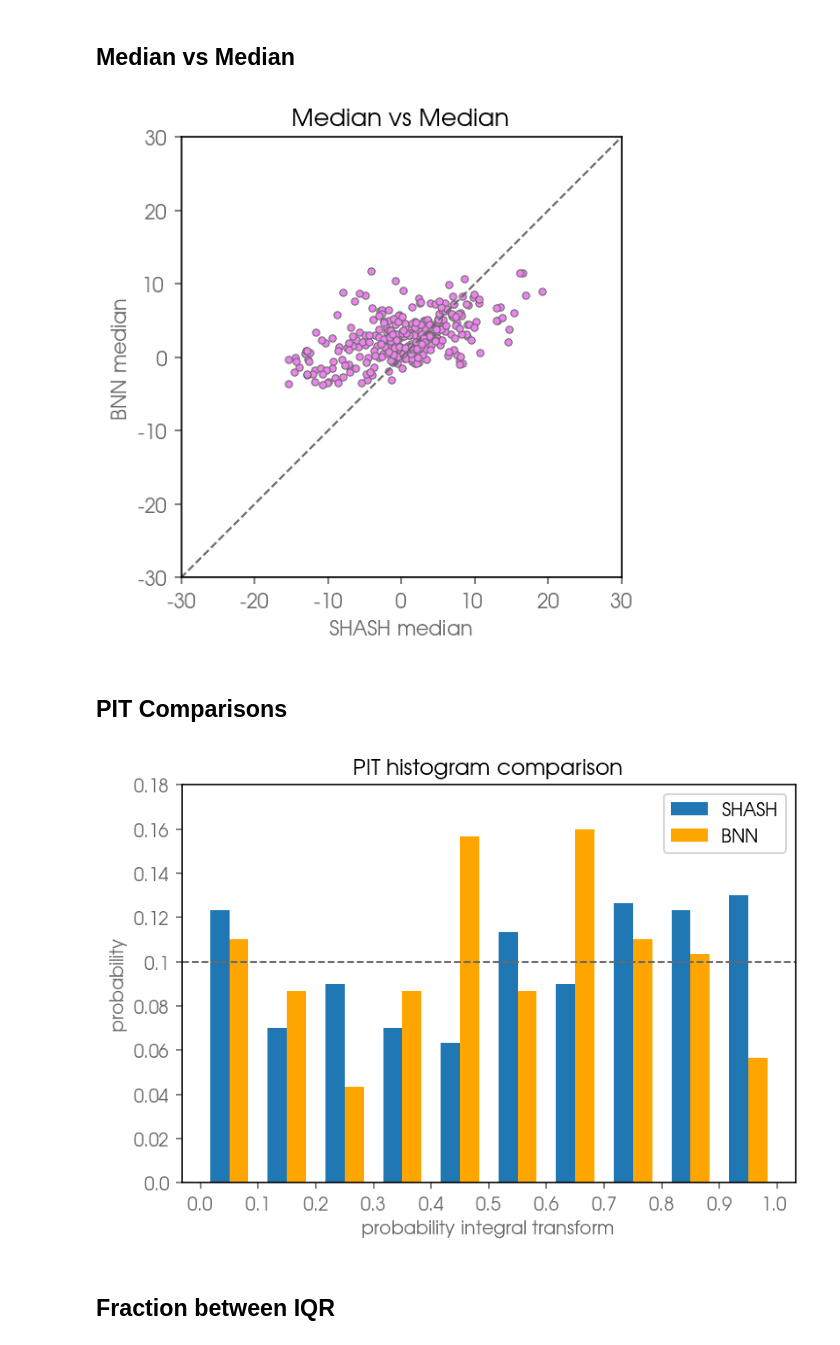
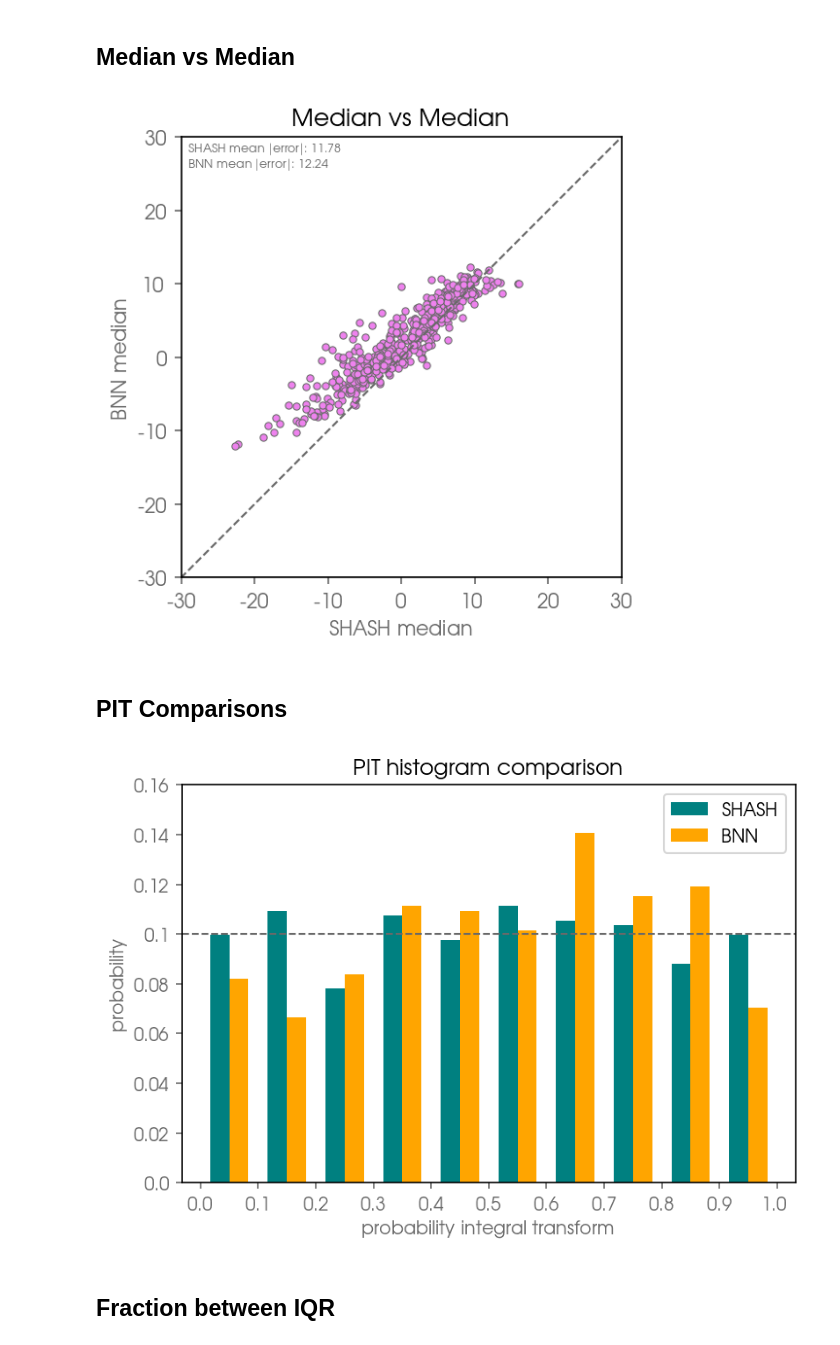
Before and after one commit to eabarnes1010/hurricane_uqcomparisons, a Jupyter notebook: analyze_models.ipynb, the cells around one changed output. Saved outputs shown, nothing was run; the diff lists cells and outputs as text; code cells hidden in the pictures.

```diff
--- a/analyze_models.ipynb
+++ b/analyze_models.ipynb
@@ -50,7 +50,12 @@ from tqdm import tqdm
 silence_tensorflow()
 # %%
 __author__ = "Randal J Barnes and Elizabeth A. Barnes"
-__version__ = "14 December 2021"
+__version__ = "15 December 2021"
+
+# EXP_NAME_LIST = ("intensity0_AL72","intensity1_AL72")
+# EXP_NAME_LIST = ("intensity2_EPCP48","intensity3_EPCP48")
+EXP_NAME_LIST = ("intensity2_EPCP48","intensity7_EPCP48")
+# EXP_NAME_LIST = ("intensity4_EPCP72","intensity5_EPCP72")
 
 DATA_PATH = "data/"
 MODEL_PATH = "saved_models/"
@@ -131,6 +138,12 @@ for i in tqdm(range(0,runs)):
     bnn_cpd[:,i] = np.reshape(model_bnn.predict(x_val),np.shape(bnn_cpd)[0])
 # %% [markdown]
 ## Plot Results
+# %%
+clr_shash = 'teal'
+clr_bnn   = 'orange'
+clr_truth = 'dimgray'
+
+dpiFig = 400
 # %%
 ### for white background...
 plt.rc('text',usetex=True)
@@ -159,32 +172,30 @@ def adjust_spines(ax, spines):
             ax.xaxis.set_ticks([])
 # %%
 # PLOT RESULTS
-sample = 121#130
+sample = 130
 bins = np.arange(-100,110,2)
 
 ax = plt.figure()
 # results for SHASH
-clr = 'tab:blue'
 plt.plot(x_incs,
          shash_cpd[sample,:],
-         color=clr,
+         color=clr_shash,
          linewidth=2,
          label='SHASH',
         )
 
 # results for BNN
-clr = 'orange'
 plt.hist(bnn_cpd[sample,:],
          bins=bins,
          histtype=u'step',
          density=True,
-         color=clr,
+         color=clr_bnn,
          linewidth=2,
          label='BNN',
         )
 
 # truth
-plt.axvline(x=onehot_val[sample,0],color='k',linestyle='--')
+plt.axvline(x=onehot_val[sample,0],color=clr_truth,linestyle='--')
 
 plt.legend()
 
@@ -197,5 +208,7 @@ plt.yticks(yticks,yticks)
 plt.title('validation sample ' + str(sample))
 plt.xlabel('predicted deviation from consensus (knots)')
 plt.ylabel('probability density function')
+
+plt.savefig('figures/prediction_plots/' + model_name_shash + '_' + model_name_bnn + '_sample' + str(sample) + '.png', dpi=dpiFig)
 plt.show()
 # %% [output]
@@ -237,15 +358,17 @@ BNN   mean negative log-likelihood: 4.087
 ## Median vs Median
 # %%
 bnn_med = np.median(bnn_cpd,axis=1)
+shash_error = np.mean(np.abs(shash_med - onehot_val[:,0]))
+bnn_error = np.mean(np.abs(bnn_med - onehot_val[:,0]))
+
 
 plt.figure()
-clr = 'violet'
 plt.plot(shash_med,
          bnn_med,
          linestyle='None',
          marker='.',
          color='dimgray',
-         markerfacecolor=clr,
+         markerfacecolor='violet',
          markersize=7,
          markeredgewidth=.5,
         )
@@ -264,10 +387,21 @@ yticks = ax.get_yticks()
 plt.xticks(xticks.astype(int),xticks.astype(int))
 plt.yticks(yticks.astype(int),yticks.astype(int))
 
+plt.text(-29,28,
+         'SHASH mean $|$error$|$: ' + str(np.round(shash_error,2)),
+         color='dimgray',
+         fontsize=6)
+plt.text(-29,26,
+         'BNN mean $|$error$|$: ' + str(np.round(bnn_error,2)),
+         color='dimgray',
+         fontsize=6)
+
 plt.title('Median vs Median')
+
+plt.savefig('figures/prediction_plots/' + model_name_shash + '_' + model_name_bnn + '_median_vs_median' + '.png', dpi=dpiFig)
 plt.show()
 # %% [output]
-[figure, old version]
+[figure, new version]
 # %% [markdown]
 ## PIT Comparisons
 # %%
@@ -295,7 +429,7 @@ hist_shash = np.histogram(F,
 plt.bar(hist_shash[1][:-1]+bins_inc/6+bins_inc/6,
          hist_shash[0],
          width=bins_inc/3,
-         color='tab:blue',
+         color=clr_shash,
          label='SHASH',
         )
 
@@ -314,35 +448,37 @@ hist_bnn = np.histogram(bnn_cdf,
 # plt.plot(hist_bnn[1][:-1]+bins_inc/2,
 #          hist_bnn[0],
 #          's-',
 #          color='orange',
 #          label='BNN',
 #         )
 plt.bar(hist_bnn[1][:-1]+3*bins_inc/6+bins_inc/6,
          hist_bnn[0],
          width=bins_inc/3,
-         color='orange',
+         color=clr_bnn,
          label='BNN',
         )
 
 # make the figure pretty
 plt.axhline(y=.1,
             linestyle='--',
             color='dimgray',
             linewidth=1.,
            )
 
 plt.xticks(bins,np.around(bins,1))
 ax = plt.gca()
 yticks = np.around(ax.get_yticks(),2)
 plt.yticks(yticks,yticks)
 
 plt.xlabel('probability integral transform')
 plt.ylabel('probability')
 plt.legend()
 plt.title('PIT histogram comparison')
+
+plt.savefig('figures/prediction_plots/' + model_name_shash + '_' + model_name_bnn + '_PITcomparison' + '.png', dpi=dpiFig)
 plt.show()
 # %% [output]
-[figure, old version]
+[figure, new version]
 # %% [markdown]
 ## Fraction between IQR
 # %%
```
Also changed, not shown: parts of 7 cells of this notebook, 4 other files.
